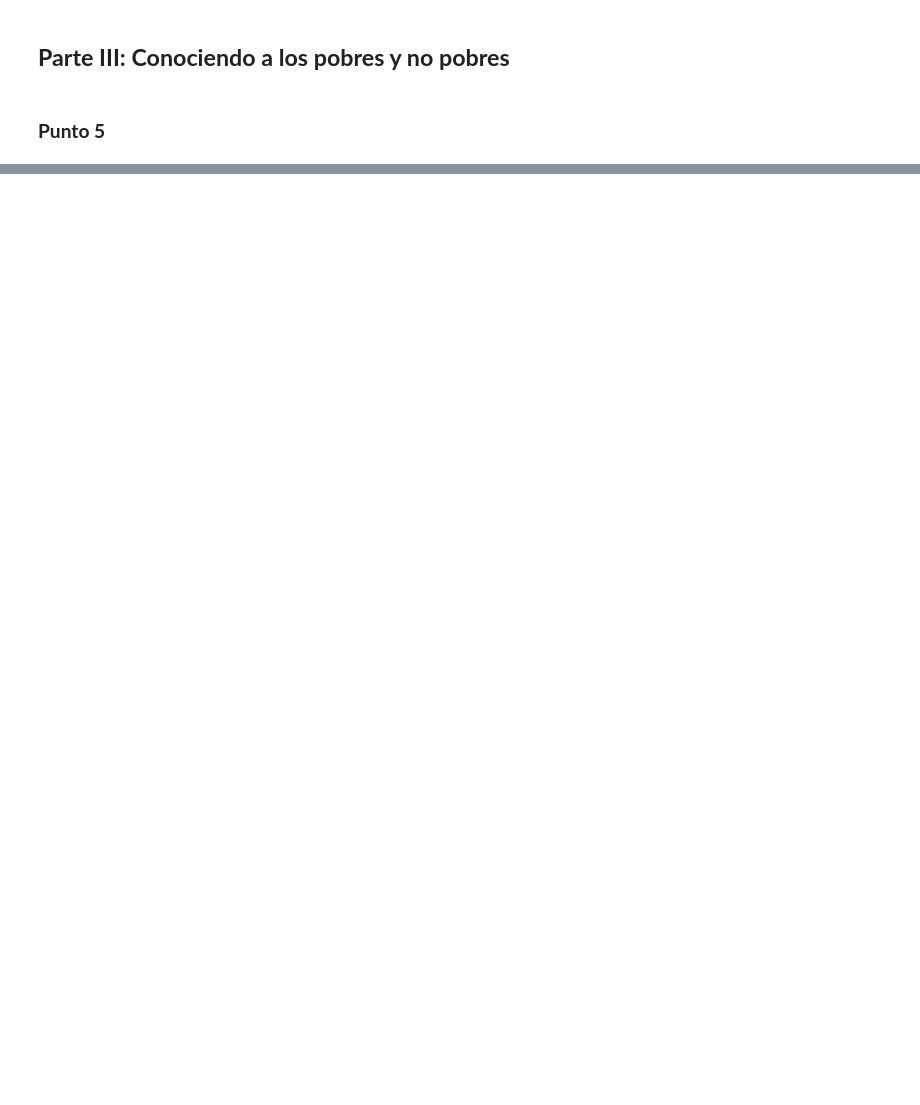
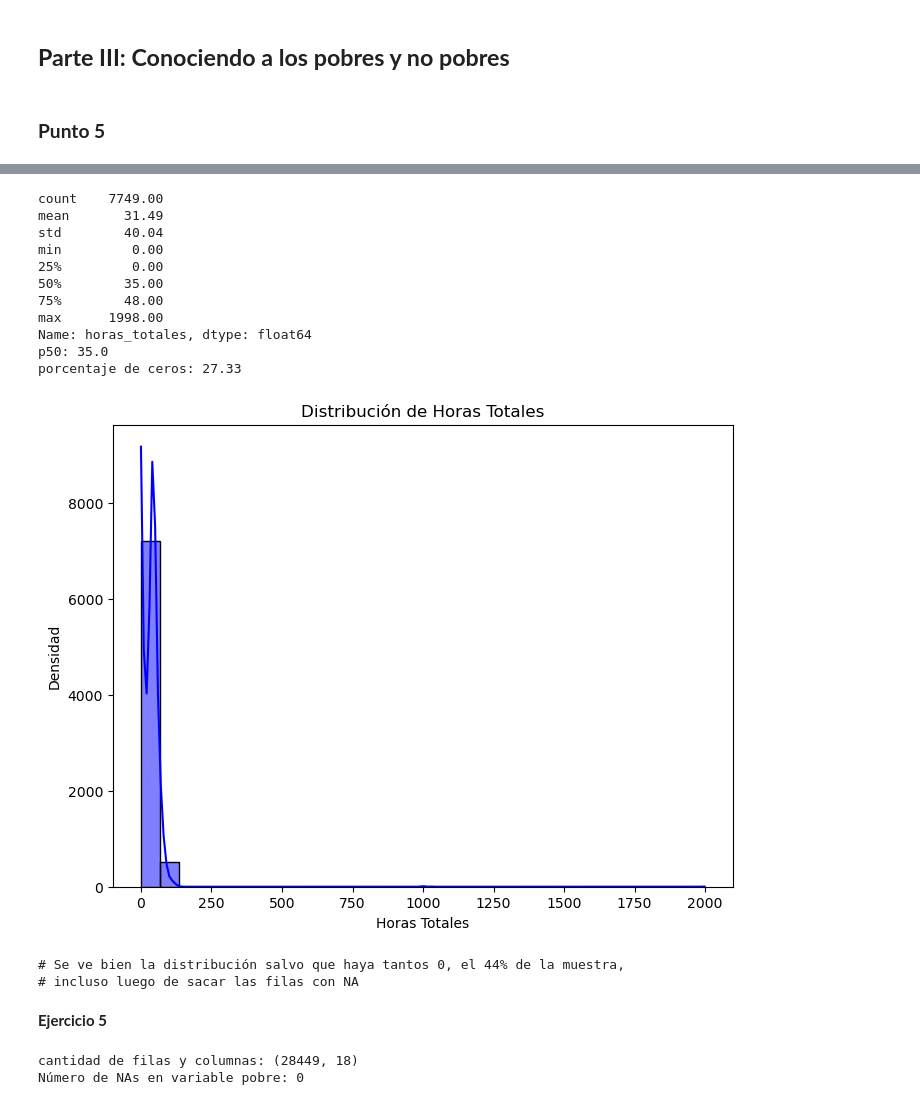
Before and after one commit to caterinawalker/Ciencia-de-Datos, a Jupyter notebook: tp2 (extendido tp1).ipynb, the cells around one changed output, grey strips where cells are left out. Cells and saved outputs as stored; diff of their text form; code cells hidden in the pictures; blank space fills up the shorter version.

```diff
--- a/tp2 (extendido tp1).ipynb
+++ b/tp2 (extendido tp1).ipynb
@@ -1365,0 +747,11 @@ plt.show()
+# %%
+#por jefe del hogar querrá decir ch03 = 1 supongo
+
+print(respondieron["ch03"].unique())
+jefe_df=respondieron[respondieron["ch03"] == 1]
+
+
+#saco los NA
+
+jefe_df = jefe_df.dropna(subset=["pp3e_tot", "pp3f_tot"])
+jefe_df["horas_totales"] = jefe_df["pp3e_tot"] + jefe_df["pp3f_tot"]
@@ -1365,0 +785,50 @@ plt.show()
+# %%
+# Estadística descriptiva de jefe_df["horas_totales"]
+print(jefe_df["horas_totales"].describe().round(2))
+print("p50:", round(jefe_df["horas_totales"].median(), 2))
+
+# Porcentaje de ceros
+porc_ceros = (jefe_df["horas_totales"] == 0).mean() * 100
+print("porcentaje de ceros:", round(porc_ceros, 2))
+
+# Histograma de densidad para "horas_totales"
+import matplotlib.pyplot as plt
+import seaborn as sns
+
+plt.figure(figsize=(8, 6))
+sns.histplot(jefe_df["horas_totales"], kde=True, color="blue", bins=30)
+plt.title("Distribución de Horas Totales")
+plt.xlabel("Horas Totales")
+plt.ylabel("Densidad")
+plt.show()
+
+# Comentario sobre la distribución
+# %% [output]
+count    7749.00
+mean       31.49
+std        40.04
+min         0.00
+25%         0.00
+50%        35.00
+75%        48.00
+max      1998.00
+Name: horas_totales, dtype: float64
+p50: 35.0
+porcentaje de ceros: 27.33
+[figure, added]
+# Se ve bien la distribución salvo que haya tantos 0, el 44% de la muestra,
+# incluso luego de sacar las filas con NA
+# %% [markdown]
+**Ejercicio 5**
+# %%
+#ejercicio 5
+#tamaño de la base de datos
+#miro la variable respondieron... no?
+print("cantidad de filas y columnas:", respondieron.shape)
+
+print("Número de NAs en variable pobre:", respondieron["pobre"].isna().sum())
+#hmmmm algo hicimos mal
+#hay varios .dropna(), tendrá que ver con eso
+# %% [output]
+cantidad de filas y columnas: (28449, 18)
+Número de NAs en variable pobre: 0
```
Also changed, not shown: parts of 94 cells of this notebook, 1 other file.
